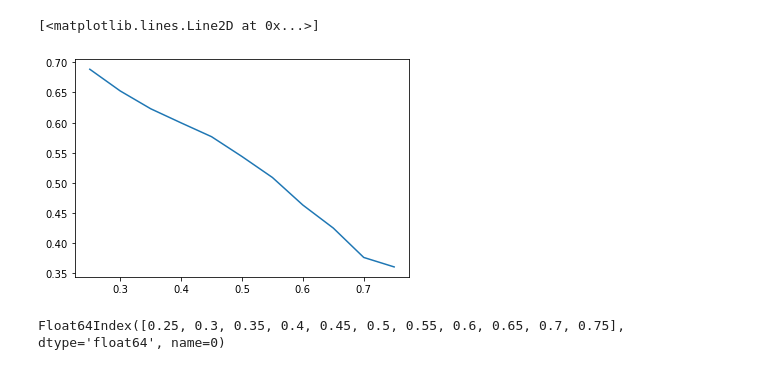
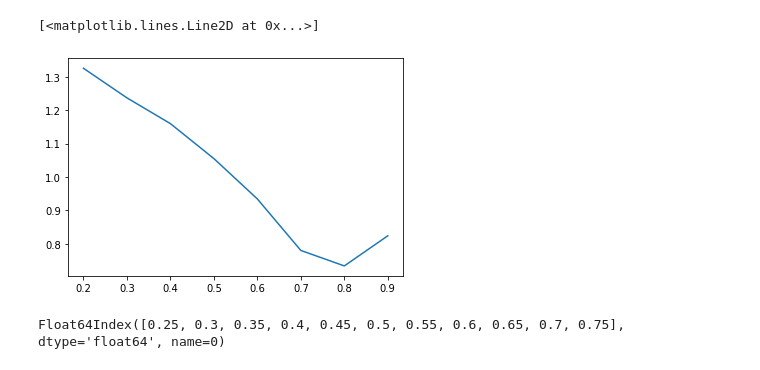
Before and after one commit to nominmar/codes1, a Jupyter notebook: CTL/present.ipynb, the cells around one changed output. Saved outputs shown, nothing was run; the diff lists cells and outputs as text; code cells hidden in the pictures.

```diff
--- a/CTL/present.ipynb
+++ b/CTL/present.ipynb
@@ -4,7 +4,7 @@ import seaborn as sns
 import matplotlib.pyplot as plt
 import pandas as pd
 # %%
-with open('test_8_500_1000.pkl','rb') as f:
+with open('testmse_1000_700eps.pkl','rb') as f:
     df8 = pkl.load(f)
 
 with open('testmse_1000_1000.pkl','rb') as f:
@@ -12,10 +12,10 @@ with open('testmse_1000_1000.pkl','rb') as f:
 with open('testmse_1000_2000.pkl','rb') as f:
     dfb = pkl.load(f)
 # %%
-plt.plot(dfb)
+plt.plot(df8)
 # %% [output]
 [<matplotlib.lines.Line2D at 0x...>]
-[figure, old version]
+[figure, new version]
 # %%
 df9['Bias_sq1'] = df9['BIAS1']*df9['BIAS1']
 df9['Bias_sq2'] = df9['BIAS2']*df9['BIAS2']
```
Also changed, not shown: 7 other files.
